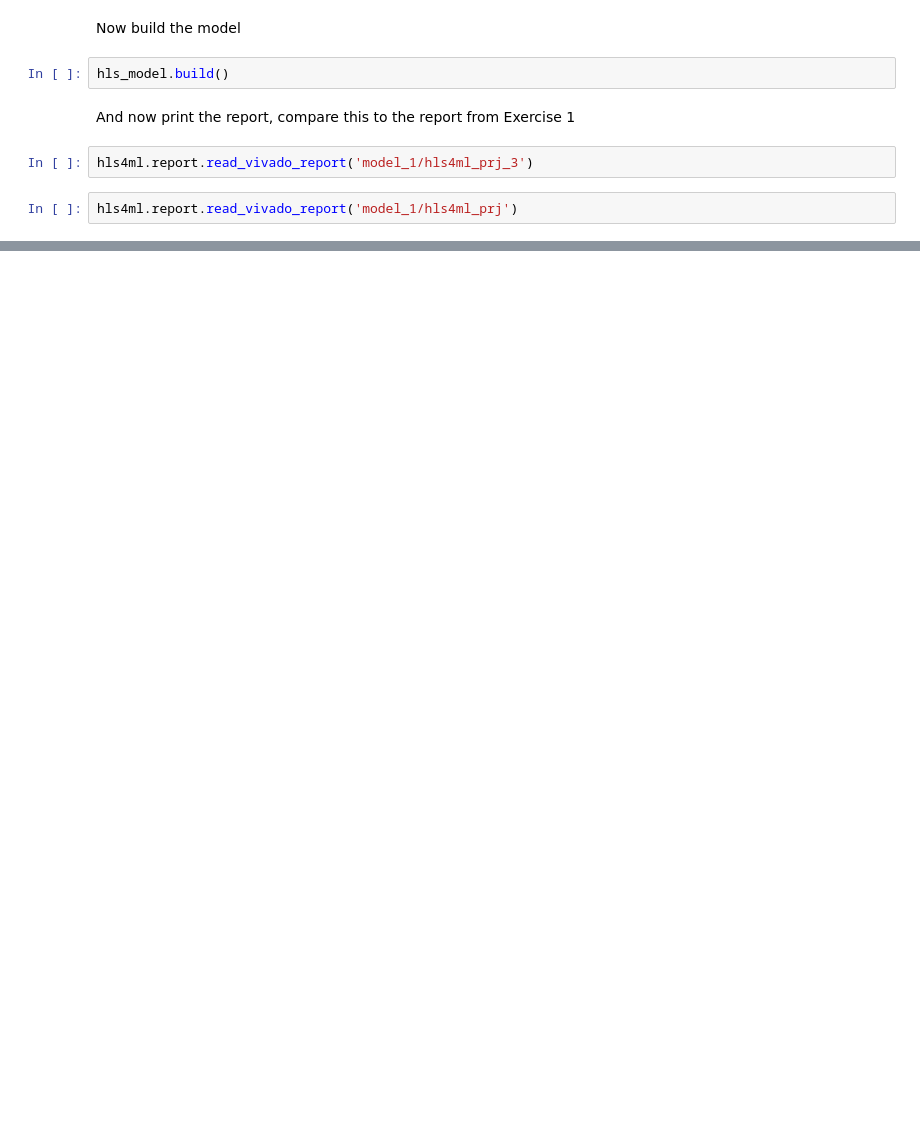
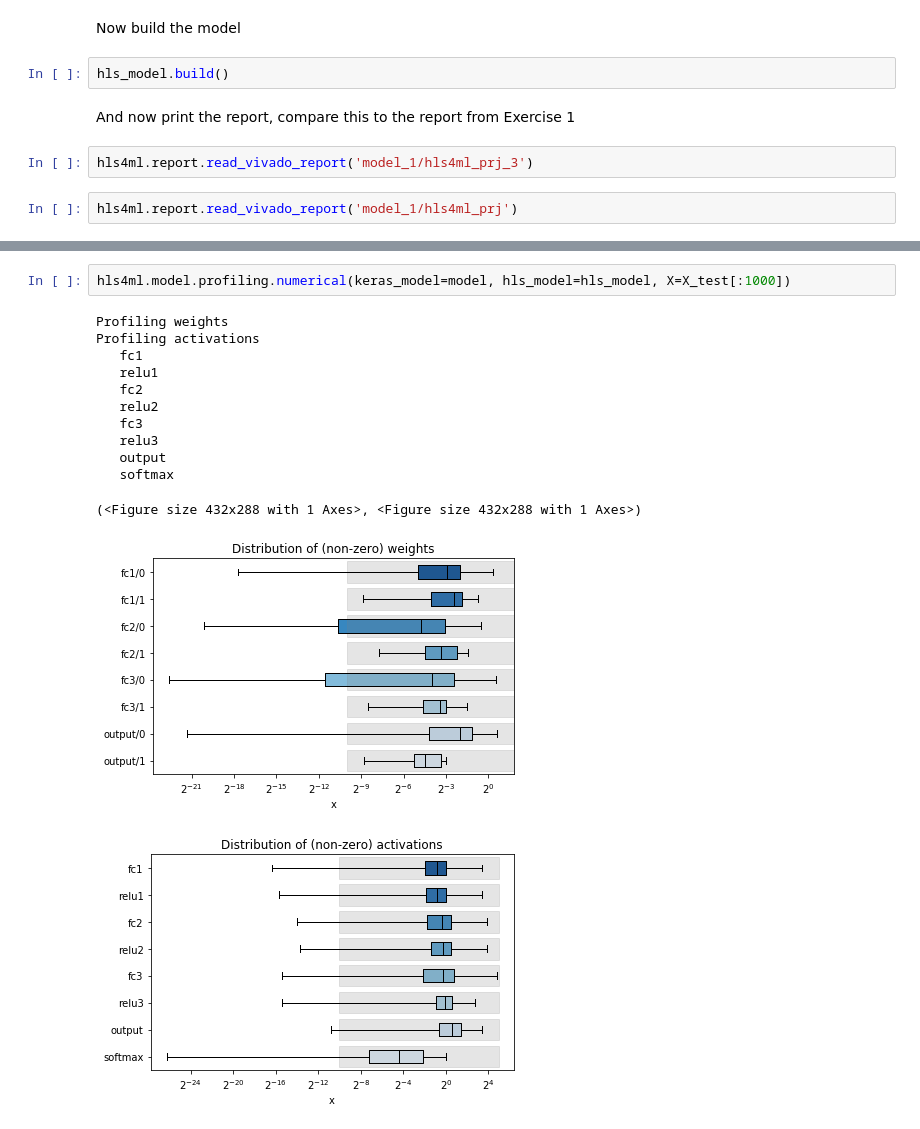
Before and after one commit to fastmachinelearning/hls4ml-tutorial, a Jupyter notebook: part2_advanced_config.ipynb, the cells around one changed output, grey strips where cells are left out. Drawn from its saved outputs; the diff is of its cells as text; blank space fills up the shorter version.

```diff
--- a/part2_advanced_config.ipynb
+++ b/part2_advanced_config.ipynb
@@ -112,0 +156,16 @@ How does this change now we've used `ReuseFactor = 2` for the network? Does the
+# %%
+hls4ml.model.profiling.numerical(keras_model=model, hls_model=hls_model, X=X_test[:1000])
+# %% [output]
+Profiling weights
+Profiling activations
+   fc1
+   relu1
+   fc2
+   relu2
+   fc3
+   relu3
+   output
+   softmax
+(<Figure size 432x288 with 1 Axes>, <Figure size 432x288 with 1 Axes>)
+[figure, added]
+[figure, added]
```
Also changed, not shown: parts of 8 cells of this notebook, 3 other files.
